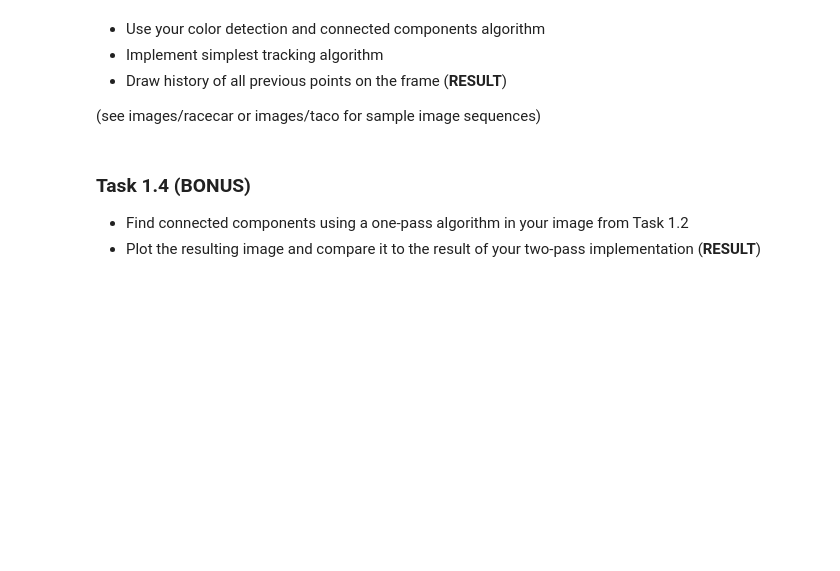
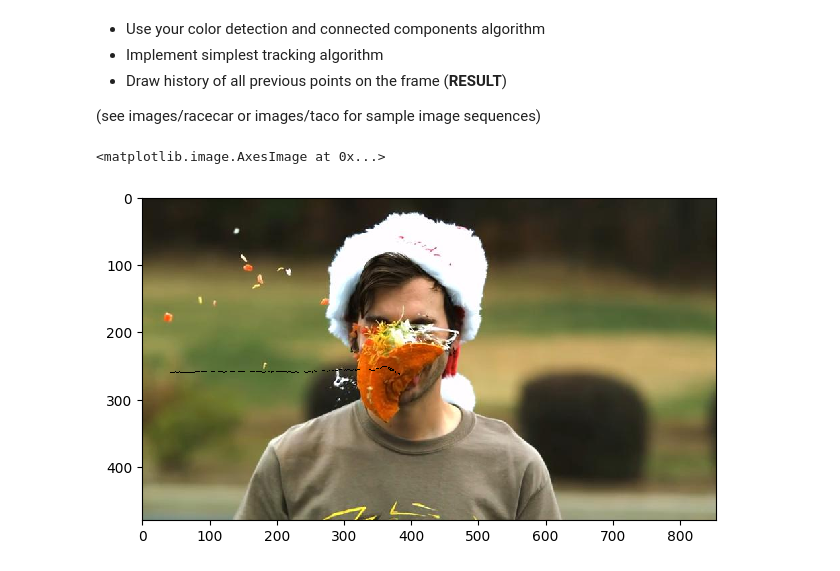
Before and after one commit to theRealProHacker/Computer-Vision, a Jupyter notebook: assignment01.ipynb, the cells around one changed output. Drawn from its saved outputs; the diff is of its cells as text; code cells hidden in the pictures; blank space fills up the shorter version.

```diff
--- a/assignment01.ipynb
+++ b/assignment01.ipynb
@@ -215,5 +265,0 @@ io.imshow(binary)
-# %% [markdown]
-### Task 1.4 (BONUS)
-
-* Find connected components using a one-pass algorithm in your image from Task 1.2
-* Plot the resulting image and compare it to the result of your two-pass implementation (**RESULT**)
@@ -221,0 +266,69 @@ io.imshow(binary)
+# %%
+images = io.imread_collection('images/taco/*.jpg')
+
+result = []
+
+# print(len(images))
+
+hue_lower = 20/360
+hue_upper = 30/360
+
+for i, image in enumerate(images[:190]):
+    # 1. create binary image
+    hsv = color.rgb2hsv(image)
+    hue_mask = hsv[:, :, 0]
+    sat_mask = hsv[:, :, 1]
+    val_mask = hsv[:, :, 2]
+
+    # the taco is distinguished by it's
+    # 1. orange hue
+    # 2. high saturation
+    # 3. high value
+    binary = (
+        (hue_lower <= hue_mask)
+        & (hue_mask <= hue_upper)
+        & (0.7 <= sat_mask)
+        & (0.6 <= val_mask)
+    )
+
+    # 2. morphology
+    # closing
+    for _ in range(10):
+        binary = binary_dilation(binary)
+    for _ in range(10):
+        binary = binary_erosion(binary)
+
+    # cleaning up debris
+    for _ in range(5):
+        binary = binary_erosion(binary)
+    for _ in range(5):
+        binary = binary_dilation(binary)
+
+    # io.imsave(f'images/taco_binary/{i:03d}.jpg', binary.astype(np.ubyte)*255)
+    # io.imshow(binary)
+    # break
+
+    taco_mark = one_pass_cc(binary)
+    # io.imshow(taco_mark)
+    # break
+
+    # select largest connected component
+    # Note: another good approach would be to select the component closest to the last
+    top, left, bottom, right = max(
+        find_bounding_boxes(taco_mark),
+        key=lambda box: (box[2]-box[0])*(box[3]-box[1])
+    )
+    result.append(
+        ((top+bottom)//2, (left+right)//2)
+    )
+
+final_taco_image = image.copy()
+for p1,p2 in zip(result, result[1:]):
+    # draw line from p1 to p2
+    rr, cc = draw.line(*p1, *p2)
+    final_taco_image[rr, cc] = (0, 0, 0)
+
+io.imshow(final_taco_image)
+# %% [output]
+<matplotlib.image.AxesImage at 0x...>
+[figure, added]
```
Also changed, not shown: parts of 6 cells of this notebook, 1 other file.
